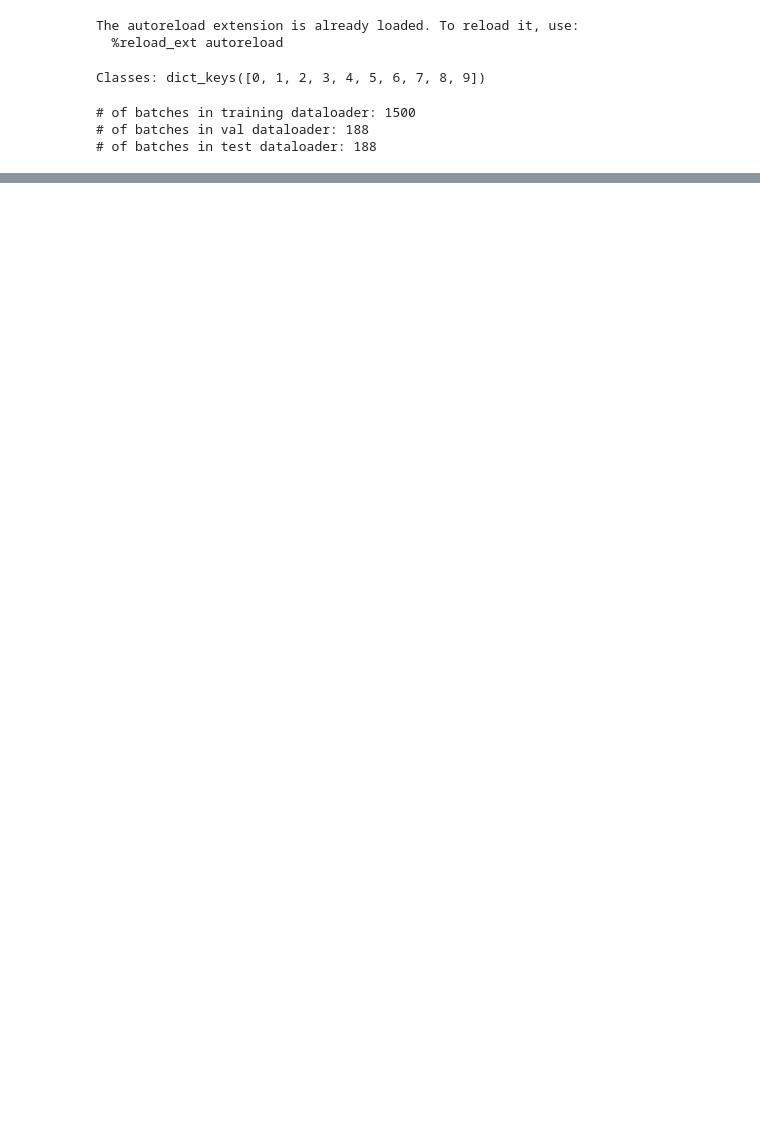
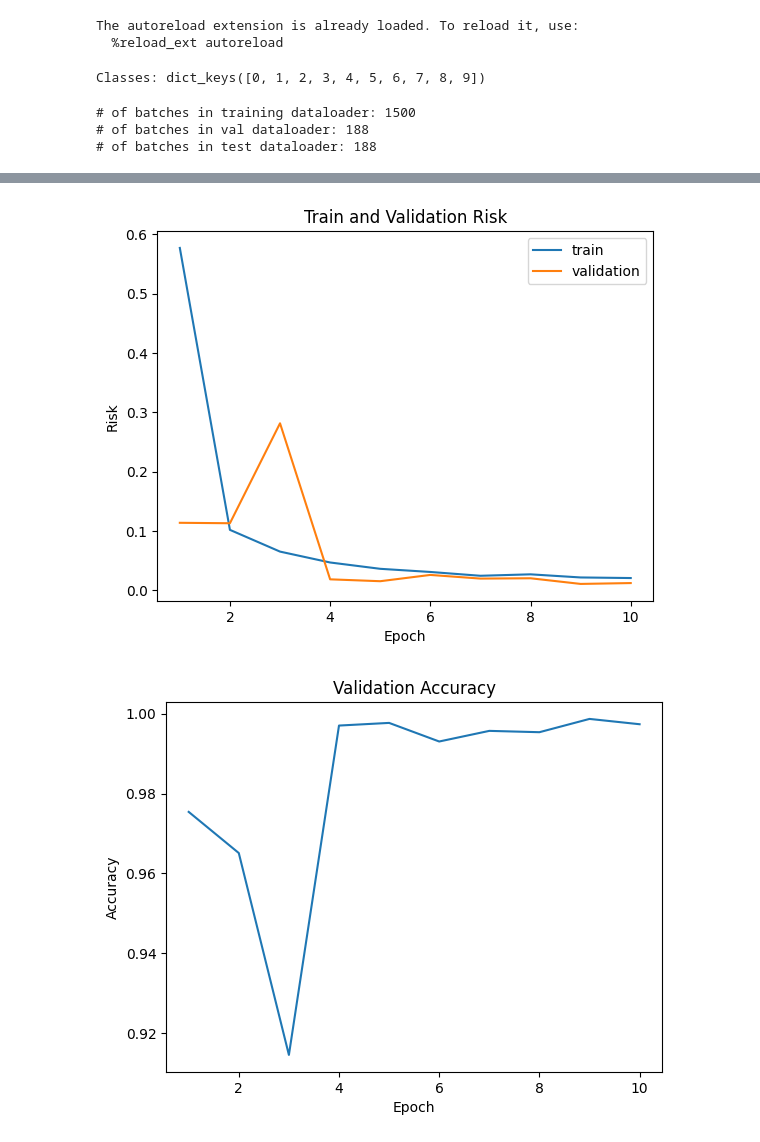
Before and after one commit to phonycrow/ECE1508, a Jupyter notebook: main_train.ipynb, the cells around one changed output, grey strips where cells are left out. Cells and saved outputs as stored; diff of their text form; code cells hidden in the pictures; blank space fills up the shorter version.

Commit message:
Got ConvToLSTM working, removed ConvLSTM

```diff
--- a/main_train.ipynb
+++ b/main_train.ipynb
@@ -39,0 +48,6 @@ Epoch 10: Train Risk = 0.011, Validation Risk = 0.009,Validation Accuracy 0.997
+# %%
+# Try ConvToLSTMNet model
+model = networks.ConvToLSTMNet(num_classes=10, cnn_width=16, cnn_depth=3, cnn_act='relu', cnn_norm='batchnorm', cnn_pooling='maxpooling', lstm_width=16, lstm_depth=1, in_size = 40)
+loss_fn = nn.CrossEntropyLoss()
+train_risk, val_risk, val_accuracy = train(model=model, train_loader=train_loader, val_loader=val_loader, num_epochs=10, lr=0.001, loss_fn = loss_fn )
+# %% [output]
@@ -39,0 +59,2 @@ Epoch 10: Train Risk = 0.011, Validation Risk = 0.009,Validation Accuracy 0.997
+[figure, added]
+[figure, added]
```
Also changed, not shown: parts of 7 cells of this notebook, 3 other files.
